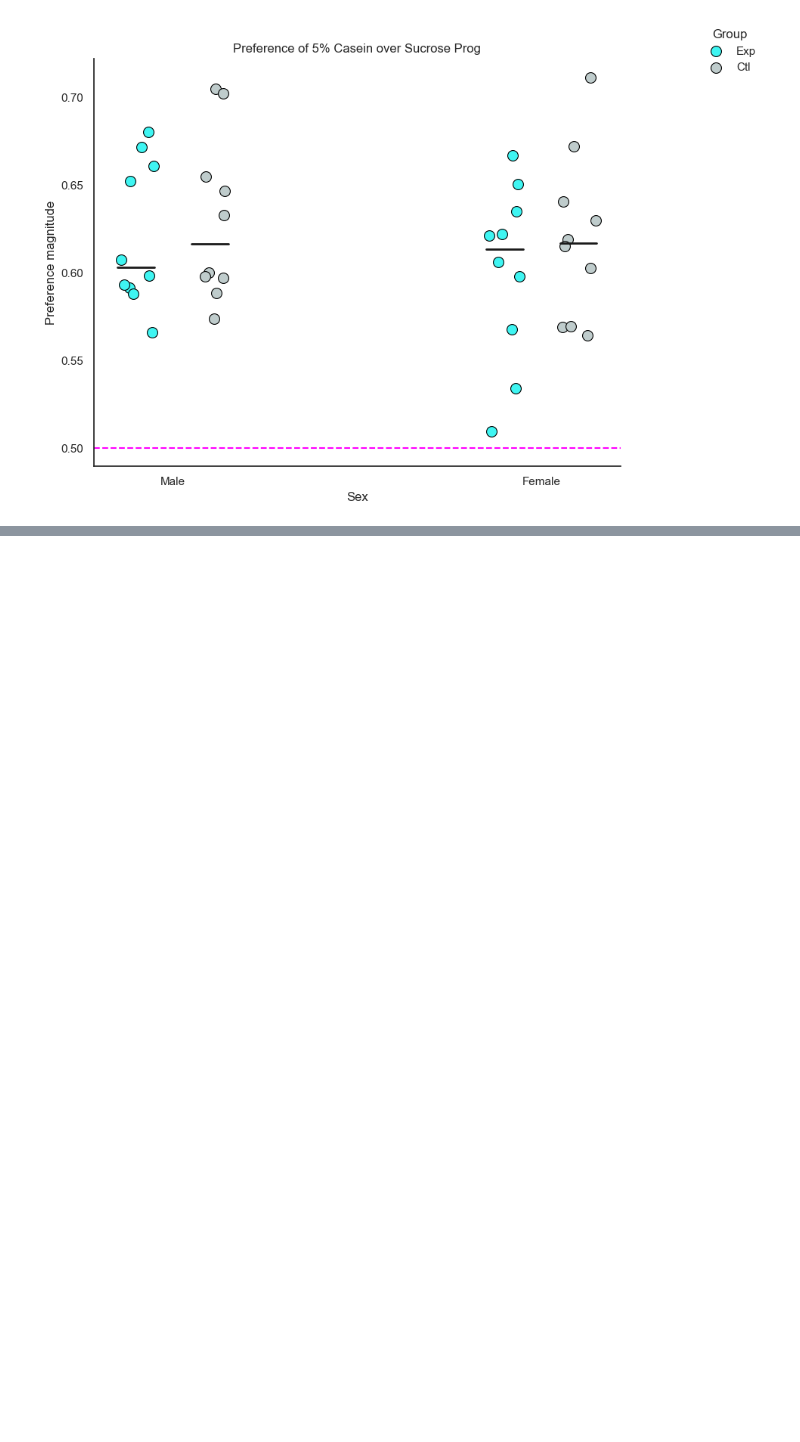
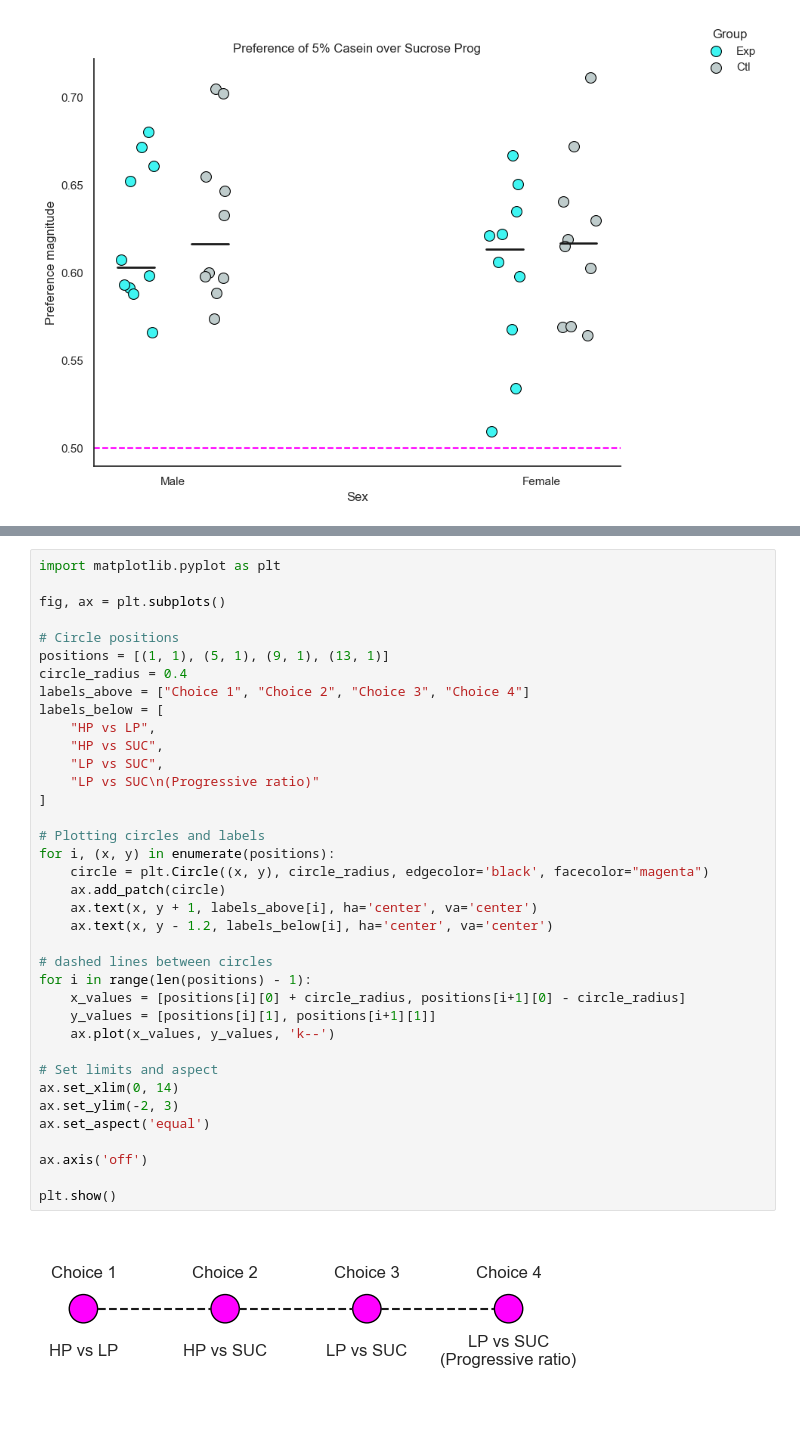
Before and after one commit to Htbibalan/FEDPROFERENCE, a Jupyter notebook: notebooks/RATIO_PREFERENCE.ipynb, the cells around one changed output, grey strips where cells are left out. Cells and saved outputs as stored; diff of their text form; blank space fills up the shorter version.

```diff
--- a/notebooks/RATIO_PREFERENCE.ipynb
+++ b/notebooks/RATIO_PREFERENCE.ipynb
@@ -1014,0 +1244,39 @@ for ratio_column in ratio_columns:
+# %%
+import matplotlib.pyplot as plt
+
+fig, ax = plt.subplots()
+
+# Circle positions
+positions = [(1, 1), (5, 1), (9, 1), (13, 1)]
+circle_radius = 0.4
+labels_above = ["Choice 1", "Choice 2", "Choice 3", "Choice 4"]
+labels_below = [
+    "HP vs LP",
+    "HP vs SUC",
+    "LP vs SUC",
+    "LP vs SUC\n(Progressive ratio)"
+]
+
+# Plotting circles and labels
+for i, (x, y) in enumerate(positions):
+    circle = plt.Circle((x, y), circle_radius, edgecolor='black', facecolor="magenta")
+    ax.add_patch(circle)
+    ax.text(x, y + 1, labels_above[i], ha='center', va='center')
+    ax.text(x, y - 1.2, labels_below[i], ha='center', va='center')
+
+# dashed lines between circles
+for i in range(len(positions) - 1):
+    x_values = [positions[i][0] + circle_radius, positions[i+1][0] - circle_radius]
+    y_values = [positions[i][1], positions[i+1][1]]
+    ax.plot(x_values, y_values, 'k--')
+
+# Set limits and aspect
+ax.set_xlim(0, 14)
+ax.set_ylim(-2, 3)
+ax.set_aspect('equal')
+
+ax.axis('off')
+
+plt.show()
+# %% [output]
+[figure, added]
```
Also changed, not shown: parts of 4 cells of this notebook, 58 other files.
